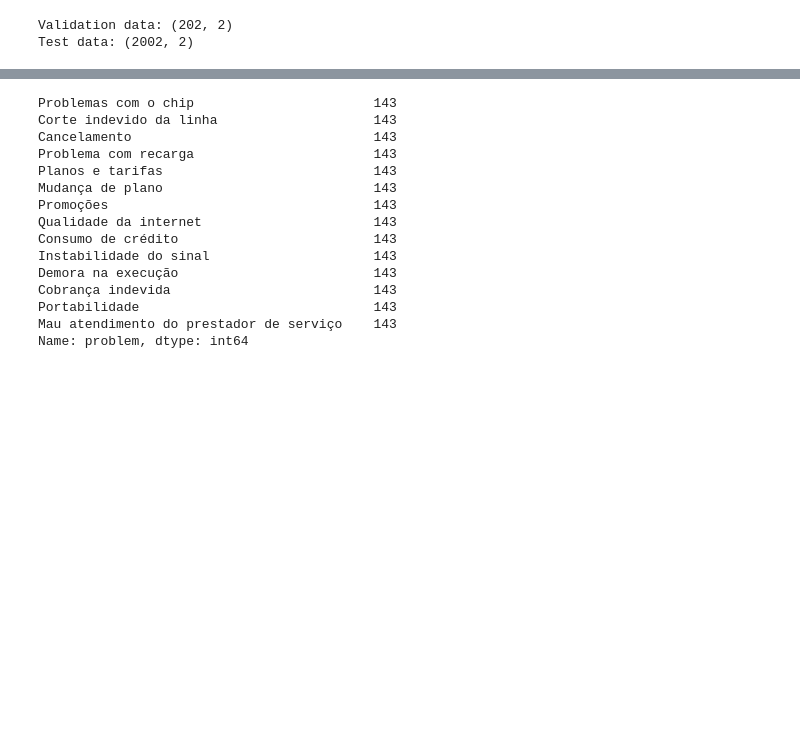
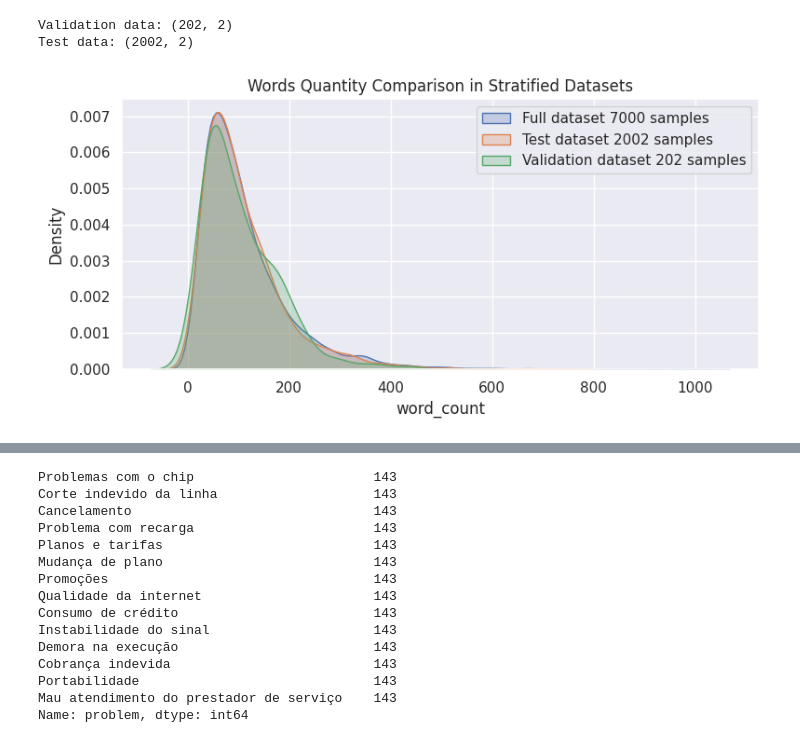
Before and after one commit to rdemarqui/llm_complaint_management, a Jupyter notebook: 02. LLM_analysis.ipynb, the cells around one changed output, grey strips where cells are left out. Cells and saved outputs as stored; diff of their text form; code cells hidden in the pictures; blank space fills up the shorter version.

```diff
--- a/02. LLM_analysis.ipynb
+++ b/02. LLM_analysis.ipynb
@@ -61 +64,17 @@ Test data: (2002, 2)
 df_val.to_excel('df_validation.xlsx', index=False)
+# %%
+# Comparing word distributions
+data['word_count'] = data['description'].str.split().str.len()
+df['word_count'] = df['description'].str.split().str.len()
+df_val['word_count'] = df_val['description'].str.split().str.len()
+
+fig, ax = plt.subplots(figsize=(8, 4))
+sns.kdeplot(data=data['word_count'], label='Full dataset 7000 samples', fill=True, ax=ax)
+sns.kdeplot(data=df['word_count'], label='Test dataset 2002 samples', fill=True, ax=ax)
+sns.kdeplot(data=df_val['word_count'], label='Validation dataset 202 samples', fill=True, ax=ax)
+ax.legend()
+plt.title('Words Quantity Comparison in Stratified Datasets')
+plt.tight_layout()
+plt.show()
+# %% [output]
+[figure, added]
```
Also changed, not shown: parts of 8 cells of this notebook.
